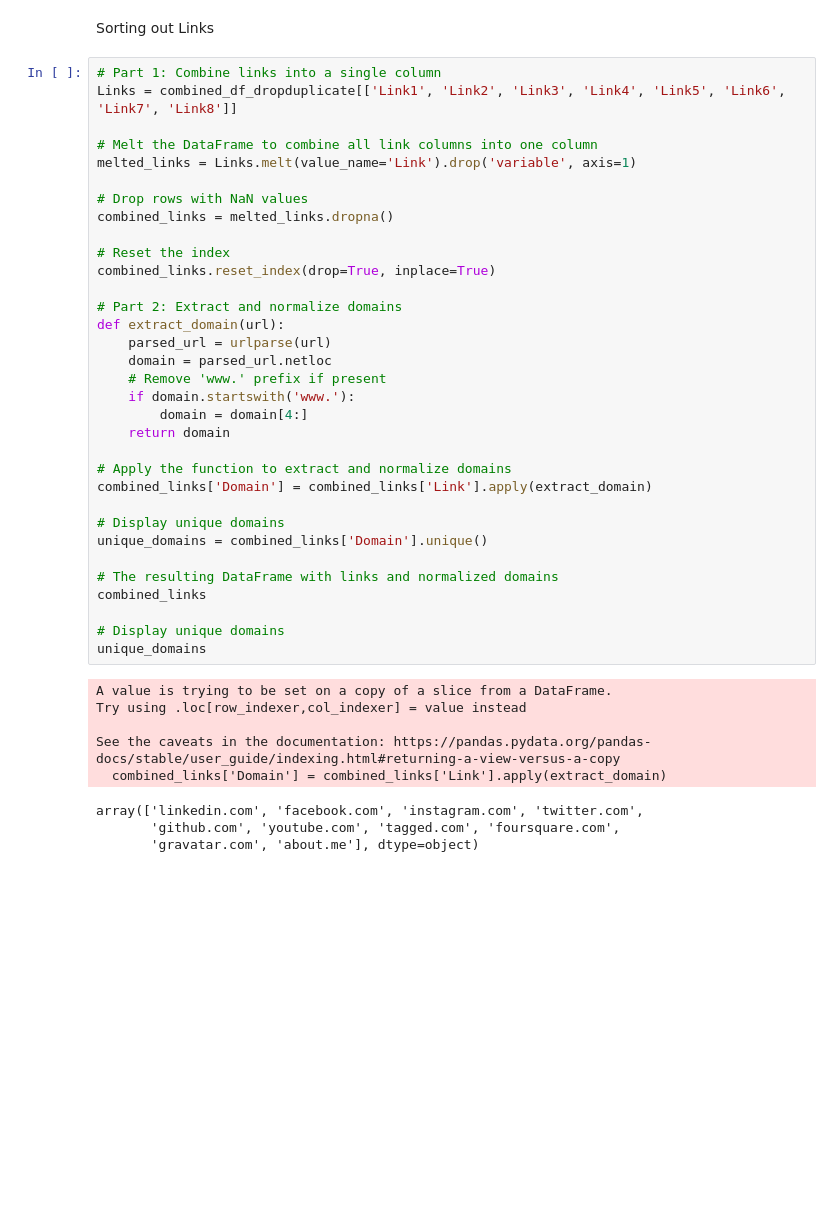
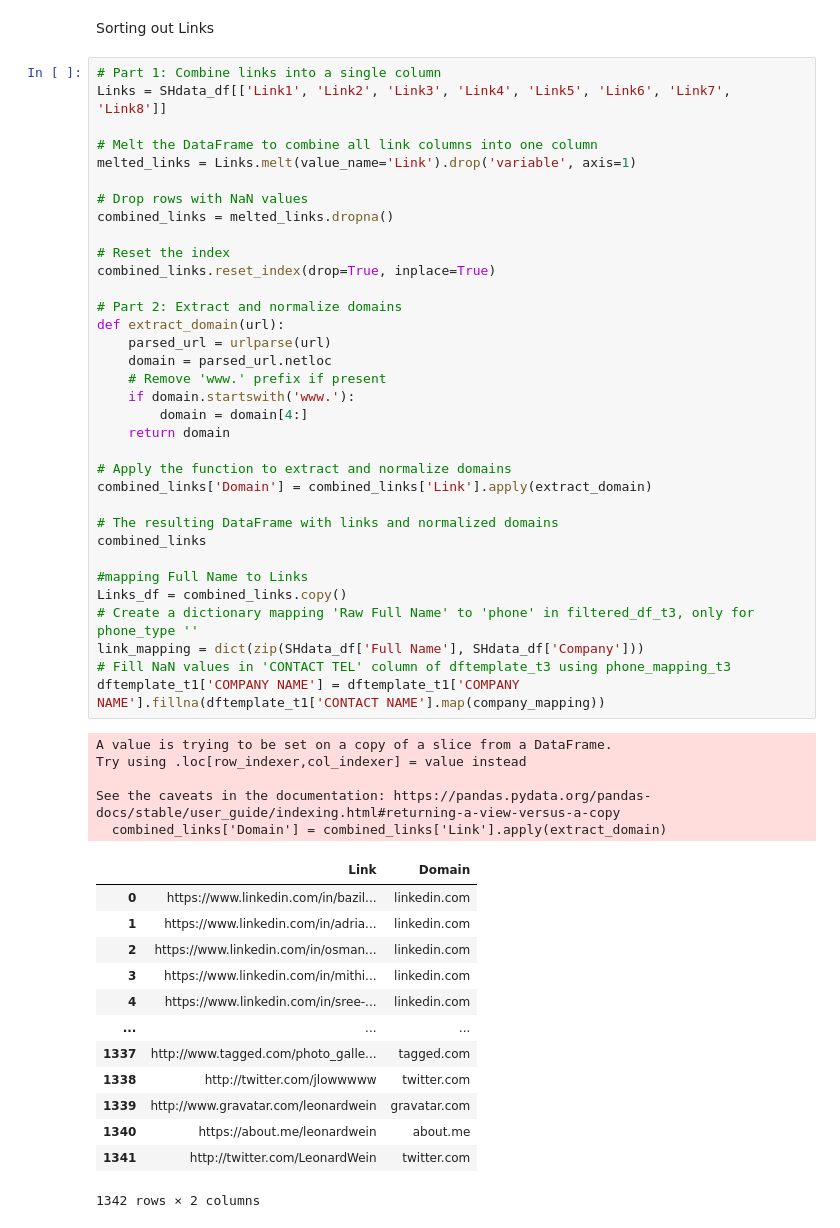
Before and after one commit to maeltwosinggit/My-Projects, a Jupyter notebook: Project 4 - Webscrape/SignalHire/NameCompiler.ipynb, the cells around one changed output. Cells and saved outputs as stored; diff of their text form; blank space fills up the shorter version.

```diff
--- a/Project 4 - Webscrape/SignalHire/NameCompiler.ipynb
+++ b/Project 4 - Webscrape/SignalHire/NameCompiler.ipynb
@@ -253,43 +278,54 @@ SHdata_df
 Sorting out Links
 # %%
 # Part 1: Combine links into a single column
-Links = combined_df_dropduplicate[['Link1', 'Link2', 'Link3', 'Link4', 'Link5', 'Link6', 'Link7', 'Link8']]
+Links = SHdata_df[['Link1', 'Link2', 'Link3', 'Link4', 'Link5', 'Link6', 'Link7', 'Link8']]
 
 # Melt the DataFrame to combine all link columns into one column
 melted_links = Links.melt(value_name='Link').drop('variable', axis=1)
 
 # Drop rows with NaN values
 combined_links = melted_links.dropna()
 
 # Reset the index
 combined_links.reset_index(drop=True, inplace=True)
 
 # Part 2: Extract and normalize domains
 def extract_domain(url):
     parsed_url = urlparse(url)
     domain = parsed_url.netloc
     # Remove 'www.' prefix if present
     if domain.startswith('www.'):
         domain = domain[4:]
     return domain
 
 # Apply the function to extract and normalize domains
 combined_links['Domain'] = combined_links['Link'].apply(extract_domain)
 
-# Display unique domains
-unique_domains = combined_links['Domain'].unique()
-
 # The resulting DataFrame with links and normalized domains
 combined_links
 
-# Display unique domains
-unique_domains
+#mapping Full Name to Links
+Links_df = combined_links.copy()
+# Create a dictionary mapping 'Raw Full Name' to 'phone' in filtered_df_t3, only for phone_type ''
+link_mapping = dict(zip(SHdata_df['Full Name'], SHdata_df['Company']))
+# Fill NaN values in 'CONTACT TEL' column of dftemplate_t3 using phone_mapping_t3
+dftemplate_t1['COMPANY NAME'] = dftemplate_t1['COMPANY NAME'].fillna(dftemplate_t1['CONTACT NAME'].map(company_mapping))
 # %% [output]
 A value is trying to be set on a copy of a slice from a DataFrame.
 Try using .loc[row_indexer,col_indexer] = value instead
 
 See the caveats in the documentation: https://pandas.pydata.org/pandas-docs/stable/user_guide/indexing.html#returning-a-view-versus-a-copy
   combined_links['Domain'] = combined_links['Link'].apply(extract_domain)
+|  | Link | Domain |
+| 0 | https://www.linkedin.com/in/bazil... | linkedin.com |
+| 1 | https://www.linkedin.com/in/adria... | linkedin.com |
+| 2 | https://www.linkedin.com/in/osman... | linkedin.com |
+| 3 | https://www.linkedin.com/in/mithi... | linkedin.com |
+| 4 | https://www.linkedin.com/in/sree-... | linkedin.com |
+| ... | ... | ... |
+| 1337 | http://www.tagged.com/photo_galle... | tagged.com |
+| 1338 | http://twitter.com/jlowwwww | twitter.com |
+| 1339 | http://www.gravatar.com/leonardwein | gravatar.com |
+| 1340 | https://about.me/leonardwein | about.me |
+| 1341 | http://twitter.com/LeonardWein | twitter.com |
-array(['linkedin.com', 'facebook.com', 'instagram.com', 'twitter.com',
-       'github.com', 'youtube.com', 'tagged.com', 'foursquare.com',
-       'gravatar.com', 'about.me'], dtype=object)
+1342 rows × 2 columns
```
Also changed, not shown: parts of 5 cells of this notebook.
